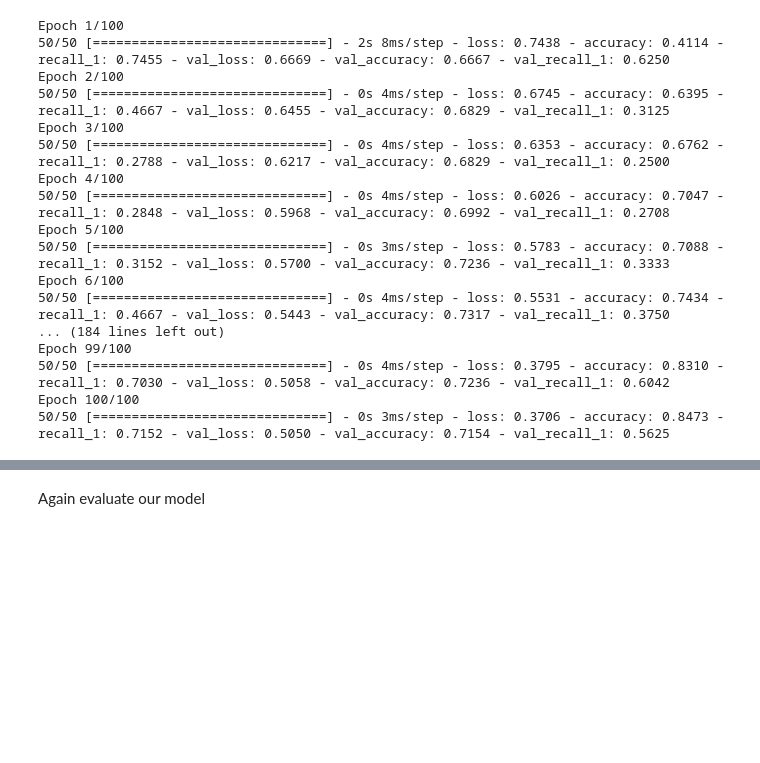
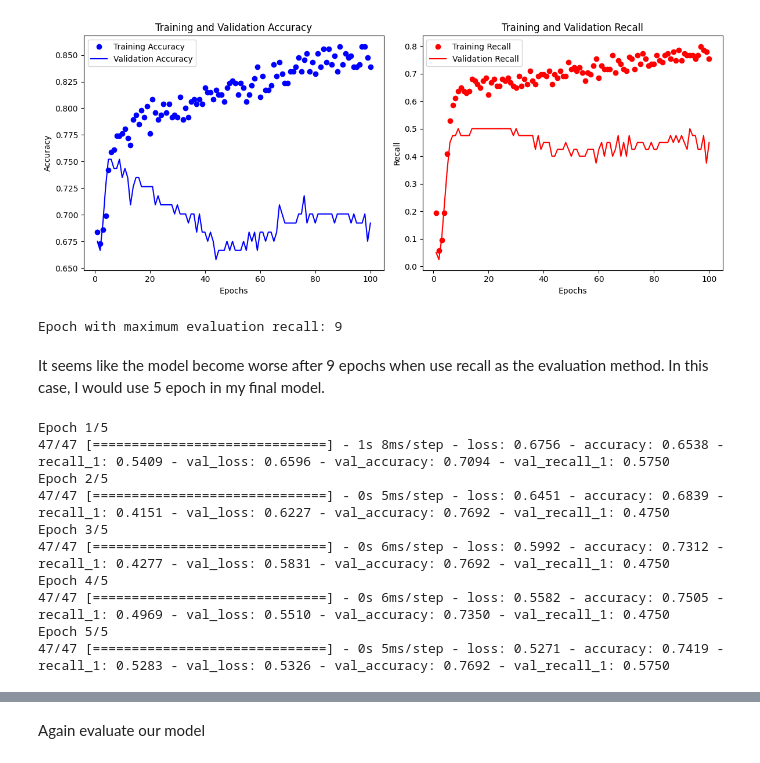
Before and after one commit to mrwenjie/wenjieinde577Project, a Jupyter notebook: Supervised Learning/Lecture 6/Copy_of_Neuro_Network.ipynb, the cells around one changed output, grey strips where cells are left out. Cells and saved outputs as stored; diff of their text form; code cells hidden in the pictures; blank space fills up the shorter version.

```diff
--- a/Supervised Learning/Lecture 6/Copy_of_Neuro_Network.ipynb
+++ b/Supervised Learning/Lecture 6/Copy_of_Neuro_Network.ipynb
@@ -58,8 +223,45 @@ Great it seems like everything is following my order, then What I should do in t
+# %%
+import matplotlib.pyplot as plt
+
+# First, verify and correct these keys according to your print statement's output
+acc = history.history['accuracy']
+val_acc = history.history['val_accuracy']
+recall = history.history['recall']  # Adjusted key name for recall
+val_recall = history.history['val_recall']  # Adjusted key name for validation recall
+epochs = range(1, len(acc) + 1)
+
+# Plot accuracy
+plt.figure(figsize=(12, 5))
+plt.subplot(1, 2, 1)
+plt.plot(epochs, acc, 'bo', label='Training Accuracy')
+plt.plot(epochs, val_acc, 'b', label='Validation Accuracy')
+plt.title('Training and Validation Accuracy')
+plt.xlabel('Epochs')
+plt.ylabel('Accuracy')
+plt.legend()
+
+# Plot recall
+plt.subplot(1, 2, 2)
+plt.plot(epochs, recall, 'ro', label='Training Recall')
+plt.plot(epochs, val_recall, 'r', label='Validation Recall')
+plt.title('Training and Validation Recall')
+plt.xlabel('Epochs')
+plt.ylabel('Recall')
+plt.legend()
+
+plt.tight_layout()
+plt.show()
+# %% [output]
+[figure, added]
+# %%
+max_accuracy_epoch = np.argmax(history.history['val_recall']) + 1  # Adding 1 because indexing starts at 0
+
+print("Epoch with maximum evaluation recall:", max_accuracy_epoch)
+# %% [output]
+Epoch with maximum evaluation recall: 9
+# %% [markdown]
+It seems like the model become worse after 9 epochs when use recall as the evaluation method. In this case, I would use 5 epoch in my final model.
 # %%
-from tensorflow.keras.models import Sequential
-from tensorflow.keras.layers import Dense, Dropout
-from tensorflow.keras.metrics import Recall
-
 # Define the model
 model = Sequential([
     Dense(12, input_dim=8, activation='relu'),  # 8 features in the input layer
@@ -75,24 +277,15 @@ model = Sequential([
 model.compile(loss='binary_crossentropy', optimizer='adam', metrics=['accuracy', Recall()])
 
 
-
-# Train the model
-history = model.fit(train_X, train_y, epochs=100, batch_size=10, validation_split=0.2)
+history = model.fit(train_X, train_y, epochs=5, batch_size=10, validation_split=0.2)
 # %% [output]
-Epoch 1/100
-50/50 [==============================] - 2s 8ms/step - loss: 0.7438 - accuracy: 0.4114 - recall_1: 0.7455 - val_loss: 0.6669 - val_accuracy: 0.6667 - val_recall_1: 0.6250
-Epoch 2/100
-50/50 [==============================] - 0s 4ms/step - loss: 0.6745 - accuracy: 0.6395 - recall_1: 0.4667 - val_loss: 0.6455 - val_accuracy: 0.6829 - val_recall_1: 0.3125
-Epoch 3/100
-50/50 [==============================] - 0s 4ms/step - loss: 0.6353 - accuracy: 0.6762 - recall_1: 0.2788 - val_loss: 0.6217 - val_accuracy: 0.6829 - val_recall_1: 0.2500
-Epoch 4/100
-50/50 [==============================] - 0s 4ms/step - loss: 0.6026 - accuracy: 0.7047 - recall_1: 0.2848 - val_loss: 0.5968 - val_accuracy: 0.6992 - val_recall_1: 0.2708
-Epoch 5/100
-50/50 [==============================] - 0s 3ms/step - loss: 0.5783 - accuracy: 0.7088 - recall_1: 0.3152 - val_loss: 0.5700 - val_accuracy: 0.7236 - val_recall_1: 0.3333
-Epoch 6/100
-50/50 [==============================] - 0s 4ms/step - loss: 0.5531 - accuracy: 0.7434 - recall_1: 0.4667 - val_loss: 0.5443 - val_accuracy: 0.7317 - val_recall_1: 0.3750
-... (184 lines left out)
-Epoch 99/100
-50/50 [==============================] - 0s 4ms/step - loss: 0.3795 - accuracy: 0.8310 - recall_1: 0.7030 - val_loss: 0.5058 - val_accuracy: 0.7236 - val_recall_1: 0.6042
-Epoch 100/100
-50/50 [==============================] - 0s 3ms/step - loss: 0.3706 - accuracy: 0.8473 - recall_1: 0.7152 - val_loss: 0.5050 - val_accuracy: 0.7154 - val_recall_1: 0.5625
+Epoch 1/5
+47/47 [==============================] - 1s 8ms/step - loss: 0.6756 - accuracy: 0.6538 - recall_1: 0.5409 - val_loss: 0.6596 - val_accuracy: 0.7094 - val_recall_1: 0.5750
+Epoch 2/5
+47/47 [==============================] - 0s 5ms/step - loss: 0.6451 - accuracy: 0.6839 - recall_1: 0.4151 - val_loss: 0.6227 - val_accuracy: 0.7692 - val_recall_1: 0.4750
+Epoch 3/5
+47/47 [==============================] - 0s 6ms/step - loss: 0.5992 - accuracy: 0.7312 - recall_1: 0.4277 - val_loss: 0.5831 - val_accuracy: 0.7692 - val_recall_1: 0.4750
+Epoch 4/5
+47/47 [==============================] - 0s 6ms/step - loss: 0.5582 - accuracy: 0.7505 - recall_1: 0.4969 - val_loss: 0.5510 - val_accuracy: 0.7350 - val_recall_1: 0.4750
+Epoch 5/5
+47/47 [==============================] - 0s 5ms/step - loss: 0.5271 - accuracy: 0.7419 - recall_1: 0.5283 - val_loss: 0.5326 - val_accuracy: 0.7692 - val_recall_1: 0.5750
```
Also changed, not shown: parts of 30 cells of this notebook.
